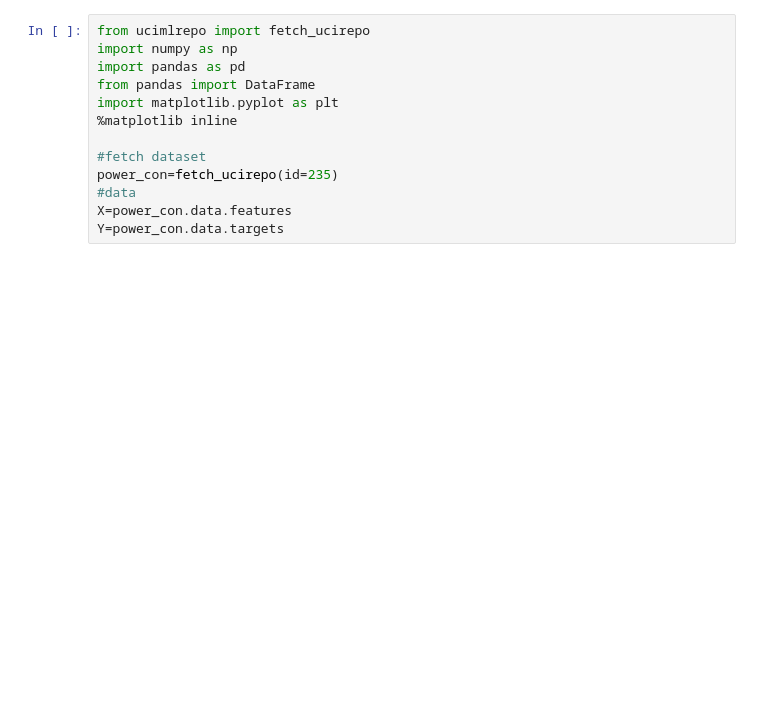
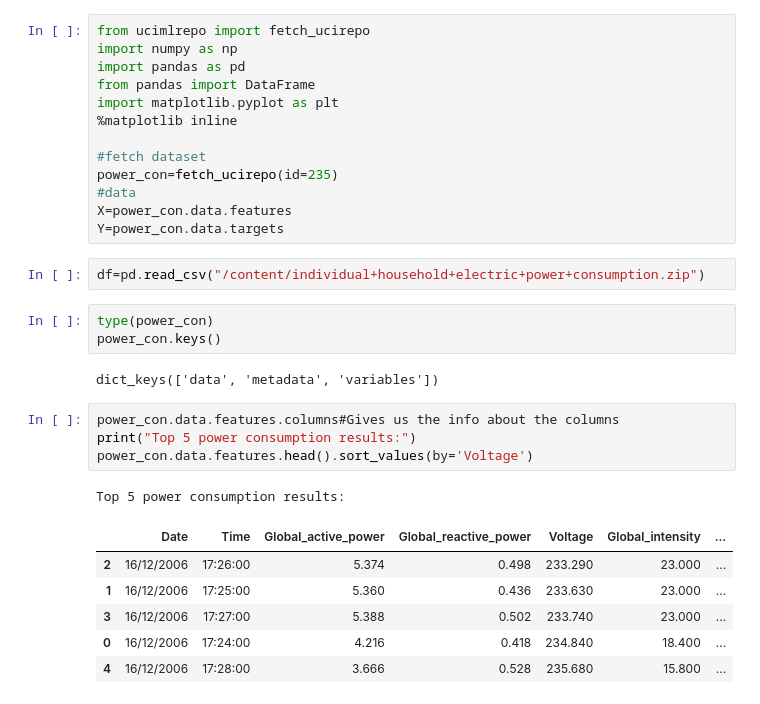
Before and after one commit to 2303A51552/AIML-2025, a Jupyter notebook: Lab_10.ipynb, the cells around one changed output. Drawn from its saved outputs; the diff is of its cells as text; blank space fills up the shorter version.

```diff
--- a/Lab_10.ipynb
+++ b/Lab_10.ipynb
@@ -28,3 +30,22 @@ power_con=fetch_ucirepo(id=235)
 #data
 X=power_con.data.features
 Y=power_con.data.targets
+# %%
+df=pd.read_csv("/content/individual+household+electric+power+consumption.zip")
+# %%
+type(power_con)
+power_con.keys()
+# %% [output]
+dict_keys(['data', 'metadata', 'variables'])
+# %%
+power_con.data.features.columns#Gives us the info about the columns
+print("Top 5 power consumption results:")
+power_con.data.features.head().sort_values(by='Voltage')
+# %% [output]
+Top 5 power consumption results:
+|  | Date | Time | Global_active_power | Global_reactive_power | Voltage | Global_intensity | ... |
+| 2 | 16/12/2006 | 17:26:00 | 5.374 | 0.498 | 233.290 | 23.000 | ... |
+| 1 | 16/12/2006 | 17:25:00 | 5.360 | 0.436 | 233.630 | 23.000 | ... |
+| 3 | 16/12/2006 | 17:27:00 | 5.388 | 0.502 | 233.740 | 23.000 | ... |
+| 0 | 16/12/2006 | 17:24:00 | 4.216 | 0.418 | 234.840 | 18.400 | ... |
+| 4 | 16/12/2006 | 17:28:00 | 3.666 | 0.528 | 235.680 | 15.800 | ... |
```
Also changed, not shown: parts of 16 cells of this notebook.
